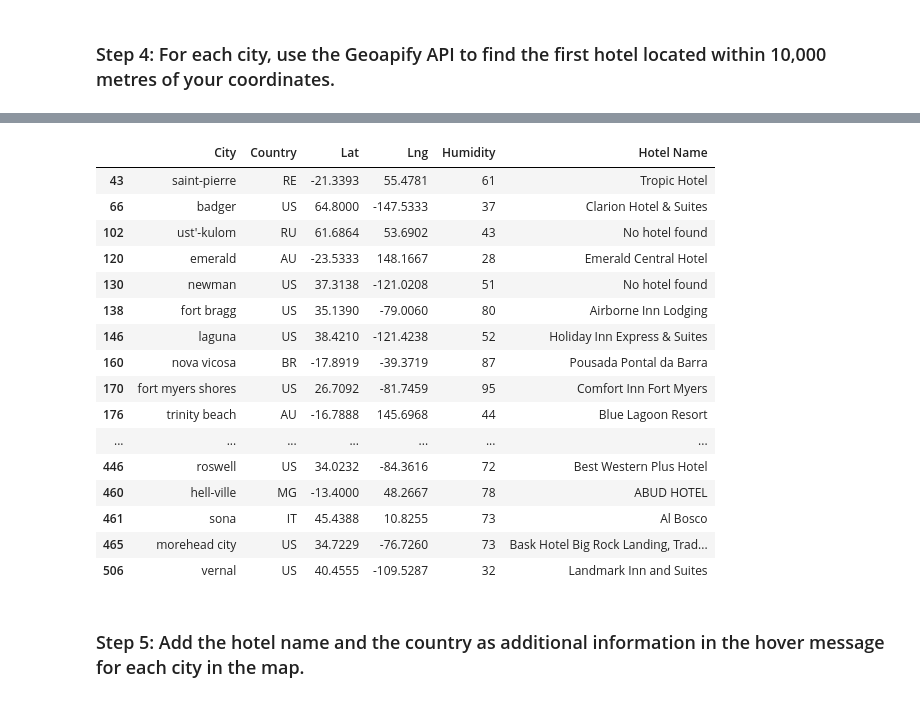
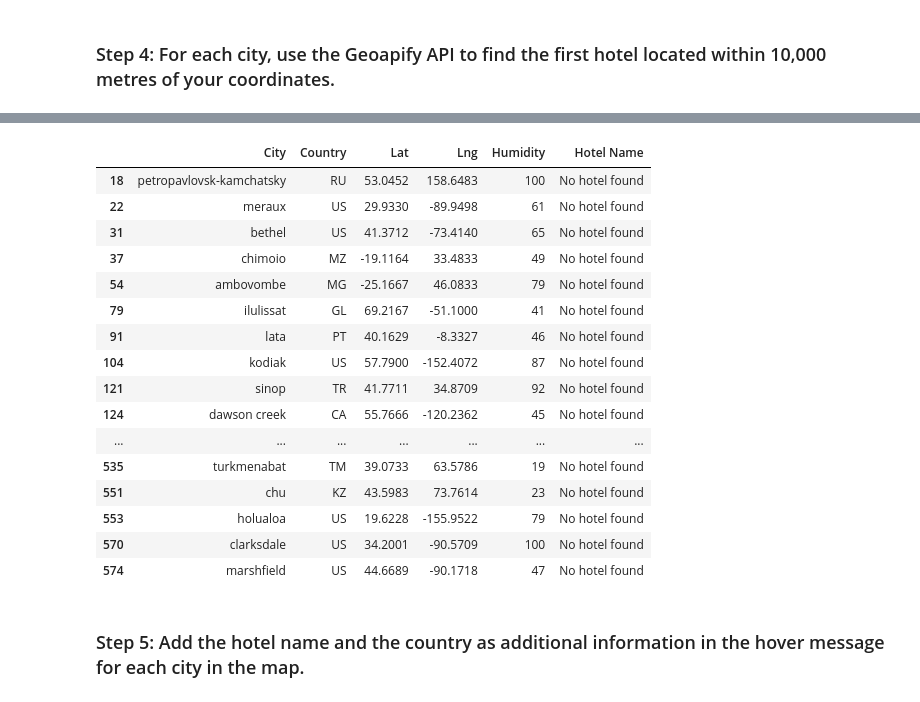
Before and after one commit to AdebolaShelby/python-api-challenge, a Jupyter notebook: WeatherPy/VacationPy.ipynb, the cells around one changed output, grey strips where cells are left out. Cells and saved outputs as stored; diff of their text form; code cells hidden in the pictures.

```diff
--- a/WeatherPy/VacationPy.ipynb
+++ b/WeatherPy/VacationPy.ipynb
@@ -79,12 +106,12 @@ city_data_df.head()
 ### Step 3: Create a new DataFrame called `hotel_df`.
 # %%
 # Use the Pandas copy function to create DataFrame called hotel_df to store the city, country, coordinates, and humidity
-# YOUR CODE HERE
+hotel_df = ideal_temp_df[["City", "Country", "Lat", "Lng", "Humidity"]].copy()
 
 # Add an empty column, "Hotel Name," to the DataFrame so you can store the hotel found using the Geoapify API
-# YOUR CODE HERE
+hotel_df["Hotel Name"] = ""
 
 # Display sample data
-# YOUR CODE HERE
+hotel_df.head()
 # %% [output]
 |  | City | Country | Lat | Lng | Humidity | Hotel Name |
@@ -108,9 +124,15 @@ city_data_df.head()
 ### Step 4: For each city, use the Geoapify API to find the first hotel located within 10,000 metres of your coordinates.
 # %%
 # Set parameters to search for a hotel
-radius = # YOUR CODE HERE
+radius = 15000
+category = "accommodation.hotel"
+
+# Set the parameters for the Geoapify API
 params = {
-    # YOUR CODE HERE
+    "radius": radius,
+    "type": "lodging",
+    "categories": "accommodation.hotel",
+    "key": geoapify_key,
 }
 
 # Print a message to follow up the hotel search
@@ -118,21 +140,26 @@ print("Starting hotel search")
 
 # Iterate through the hotel_df DataFrame
 for index, row in hotel_df.iterrows():
+
     # get latitude, longitude from the DataFrame
-    # YOUR CODE HERE
+    lat = row["Lat"]
+    lng = row["Lng"]
 
     # Add the current city's latitude and longitude to the params dictionary
-    params["filter"] = # YOUR CODE HERE
-    params["bias"] = # YOUR CODE HERE
+    params["filter"] = f"circle:{lat},{lng},{radius}"
+    params["bias"] = f"proximity:{lat},{lng}"
 
     # Set base URL
-    base_url = "https://api.geoapify.com/v2/places"
+
+    base_url = "https://api.geoapify.com/v2/places?"
+
 
     # Make and API request using the params dictionary
-    name_address = # YOUR CODE HERE
+    name_address = requests.get(base_url, params=params)
 
     # Convert the API response to JSON format
-    name_address = # YOUR CODE HERE
+    name_address = name_address.json()
+
 
     # Grab the first hotel from the results and store the name in the hotel_df DataFrame
     try:
@@ -167,19 +194,19 @@ vernal - nearest hotel: Landmark Inn and Suites
 |  | City | Country | Lat | Lng | Humidity | Hotel Name |
-| 43 | saint-pierre | RE | -21.3393 | 55.4781 | 61 | Tropic Hotel |
-| 66 | badger | US | 64.8000 | -147.5333 | 37 | Clarion Hotel & Suites |
-| 102 | ust'-kulom | RU | 61.6864 | 53.6902 | 43 | No hotel found |
-| 120 | emerald | AU | -23.5333 | 148.1667 | 28 | Emerald Central Hotel |
-| 130 | newman | US | 37.3138 | -121.0208 | 51 | No hotel found |
-| 138 | fort bragg | US | 35.1390 | -79.0060 | 80 | Airborne Inn Lodging |
-| 146 | laguna | US | 38.4210 | -121.4238 | 52 | Holiday Inn Express & Suites |
-| 160 | nova vicosa | BR | -17.8919 | -39.3719 | 87 | Pousada Pontal da Barra |
-| 170 | fort myers shores | US | 26.7092 | -81.7459 | 95 | Comfort Inn Fort Myers |
-| 176 | trinity beach | AU | -16.7888 | 145.6968 | 44 | Blue Lagoon Resort |
+| 18 | petropavlovsk-kamchatsky | RU | 53.0452 | 158.6483 | 100 | No hotel found |
+| 22 | meraux | US | 29.9330 | -89.9498 | 61 | No hotel found |
+| 31 | bethel | US | 41.3712 | -73.4140 | 65 | No hotel found |
+| 37 | chimoio | MZ | -19.1164 | 33.4833 | 49 | No hotel found |
+| 54 | ambovombe | MG | -25.1667 | 46.0833 | 79 | No hotel found |
+| 79 | ilulissat | GL | 69.2167 | -51.1000 | 41 | No hotel found |
+| 91 | lata | PT | 40.1629 | -8.3327 | 46 | No hotel found |
+| 104 | kodiak | US | 57.7900 | -152.4072 | 87 | No hotel found |
+| 121 | sinop | TR | 41.7711 | 34.8709 | 92 | No hotel found |
+| 124 | dawson creek | CA | 55.7666 | -120.2362 | 45 | No hotel found |
 | ... | ... | ... | ... | ... | ... | ... |
-| 446 | roswell | US | 34.0232 | -84.3616 | 72 | Best Western Plus Hotel |
-| 460 | hell-ville | MG | -13.4000 | 48.2667 | 78 | ABUD HOTEL |
-| 461 | sona | IT | 45.4388 | 10.8255 | 73 | Al Bosco |
-| 465 | morehead city | US | 34.7229 | -76.7260 | 73 | Bask Hotel Big Rock Landing, Trad... |
-| 506 | vernal | US | 40.4555 | -109.5287 | 32 | Landmark Inn and Suites |
+| 535 | turkmenabat | TM | 39.0733 | 63.5786 | 19 | No hotel found |
+| 551 | chu | KZ | 43.5983 | 73.7614 | 23 | No hotel found |
+| 553 | holualoa | US | 19.6228 | -155.9522 | 79 | No hotel found |
+| 570 | clarksdale | US | 34.2001 | -90.5709 | 100 | No hotel found |
+| 574 | marshfield | US | 44.6689 | -90.1718 | 47 | No hotel found |
 # %% [markdown]
 ### Step 5: Add the hotel name and the country as additional information in the hover message for each city in the map.
```
Also changed, not shown: parts of 10 cells of this notebook, 1 other file.
